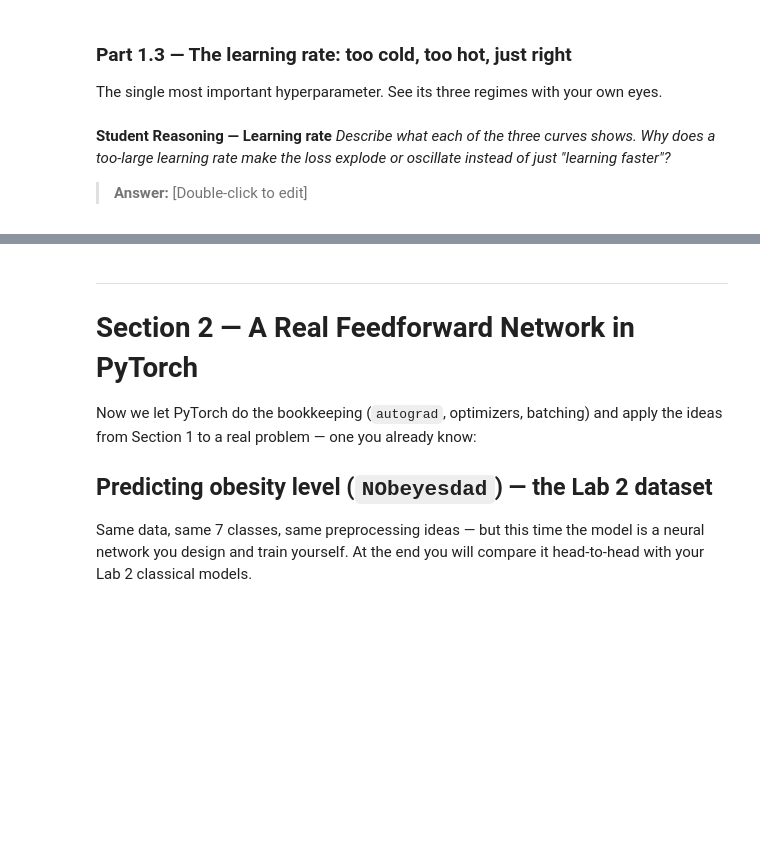
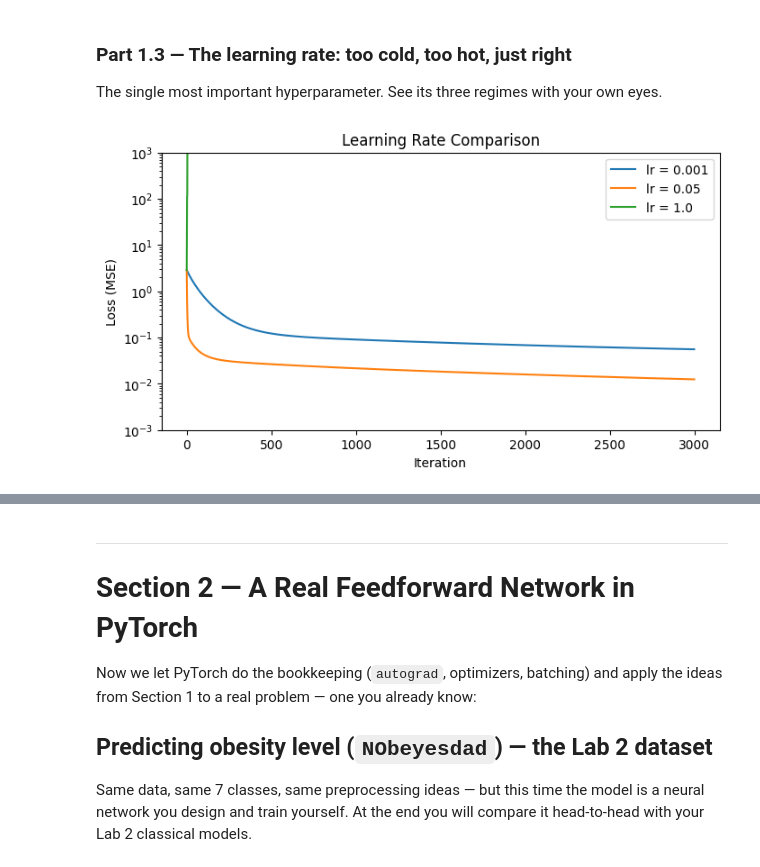
Before and after one commit to FutureProofDev/lab-3, a Jupyter notebook: Lab_3.ipynb, the cells around one changed output, grey strips where cells are left out. Drawn from its saved outputs; the diff is of its cells as text; code cells hidden in the pictures; blank space fills up the shorter version.

```diff
--- a/Lab_3.ipynb
+++ b/Lab_3.ipynb
@@ -310,6 +302,64 @@ The single most important hyperparameter. See its three regimes with your own ey
-# %% [markdown]
-**Student Reasoning — Learning rate**
-*Describe what each of the three curves shows. Why does a too-large learning rate make the
-loss explode or oscillate instead of just "learning faster"?*
-
-> **Answer:** [Double-click to edit]
+# %%
+def train_toy(lr, steps = 3000):
+
+    np.random.seed(42)
+
+    X = x.reshape(-1, 1)
+    Y = y.reshape(-1, 1)
+
+    W1 = np.random.randn(1, 8) * 0.5
+    W2 = np.random.randn(8, 1) * 0.5
+
+    b1 = np.random.randn(8,) * 0.5
+    b2 = np.random.randn(1,) * 0.5
+
+    loss_log = []
+
+    for i in range(steps):
+        # Forward pass
+        z1 = X @ W1 + b1        # pre-activation, shape (100, 8)
+        h  = np.tanh(z1)        # activation
+        y_hat = h @ W2 + b2     # output, shape (100, 1)
+        loss  = np.mean((y_hat - Y) ** 2)
+
+
+        # Backward pass
+        d_yhat = 2 * (y_hat - Y) / len(y)
+        dW2 = h.T @ d_yhat
+        db2 = d_yhat.sum(axis=0)
+
+        dh  = d_yhat @ W2.T
+        dz1 = dh * (1 - np.tanh(z1) ** 2)     # derivative of tanh
+        dW1 = X.T @ dz1 ;  db1 = dz1.sum(axis=0)
+
+
+        W1 -= lr * dW1
+        b1 -= lr * db1
+        W2 -= lr * dW2
+        b2 -= lr * db2
+
+        loss_log.append(loss)
+
+    return loss_log
+
+
+# Different learning rates
+loss_curve1 = train_toy(0.001)
+loss_curve2 = train_toy(0.05)
+loss_curve3 = train_toy(1.0)
+
+# Plotting on the same axes
+plt.figure(figsize=(8, 4))
+plt.plot(loss_curve1, label="lr = 0.001")
+plt.plot(loss_curve2, label="lr = 0.05")
+plt.plot(loss_curve3, label="lr = 1.0")
+
+plt.yscale('log')  # Log scale on y-axis per the TODO hint!
+plt.ylim(1e-3, 1000)
+plt.xlabel("Iteration")
+plt.ylabel("Loss ")
+plt.title("Learning Rate Comparison")
+plt.legend()
+plt.show()
+# %% [output]
+[figure, added]
```
Also changed, not shown: parts of 3 cells of this notebook.
